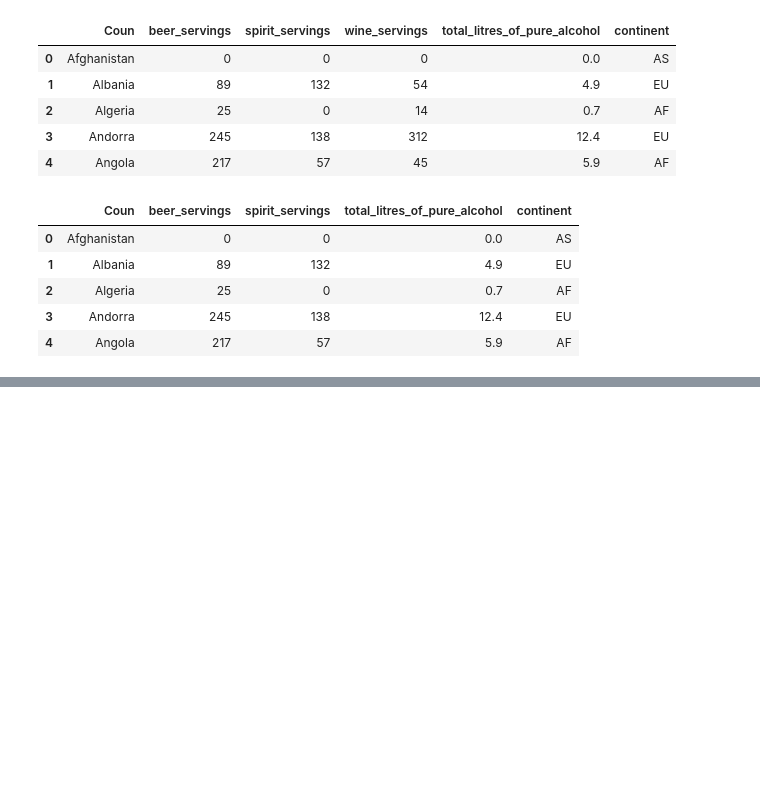
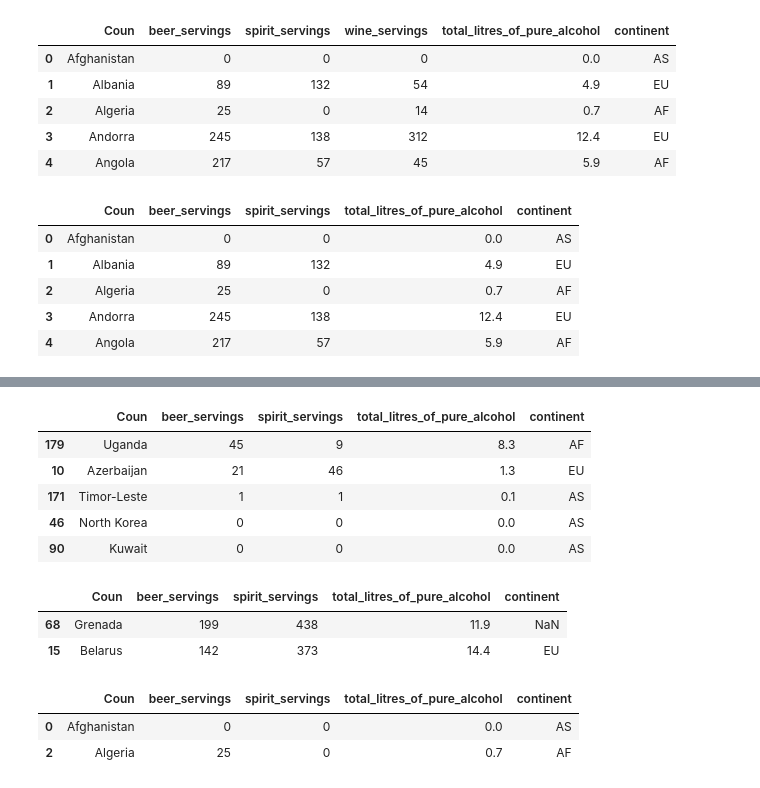
Before and after one commit to Akshithkumarreddy/ML_AI_CLASSE, a Jupyter notebook: Pandas_Practice_04_SNB.ipynb, the cells around one changed output, grey strips where cells are left out. Saved outputs shown, nothing was run; the diff lists cells and outputs as text; code cells hidden in the pictures; blank space fills up the shorter version.

```diff
--- a/Pandas_Practice_04_SNB.ipynb
+++ b/Pandas_Practice_04_SNB.ipynb
@@ -317,0 +368,21 @@ drinks.head()
+# %%
+drinks.sample(n=5) #randomly selects n rows from data we used
+# %% [output]
+|  | Coun | beer_servings | spirit_servings | total_litres_of_pure_alcohol | continent |
+| 179 | Uganda | 45 | 9 | 8.3 | AF |
+| 10 | Azerbaijan | 21 | 46 | 1.3 | EU |
+| 171 | Timor-Leste | 1 | 1 | 0.1 | AS |
+| 46 | North Korea | 0 | 0 | 0.0 | AS |
+| 90 | Kuwait | 0 | 0 | 0.0 | AS |
+# %%
+drinks.nlargest(2,columns='spirit_servings') #it gives largest value from column selected , where 2 here is to retrive top2 records
+# %% [output]
+|  | Coun | beer_servings | spirit_servings | total_litres_of_pure_alcohol | continent |
+| 68 | Grenada | 199 | 438 | 11.9 | NaN |
+| 15 | Belarus | 142 | 373 | 14.4 | EU |
+# %%
+drinks.nsmallest(2,columns='spirit_servings')
+# %% [output]
+|  | Coun | beer_servings | spirit_servings | total_litres_of_pure_alcohol | continent |
+| 0 | Afghanistan | 0 | 0 | 0.0 | AS |
+| 2 | Algeria | 25 | 0 | 0.7 | AF |
```
Also changed, not shown: parts of 8 cells of this notebook.
